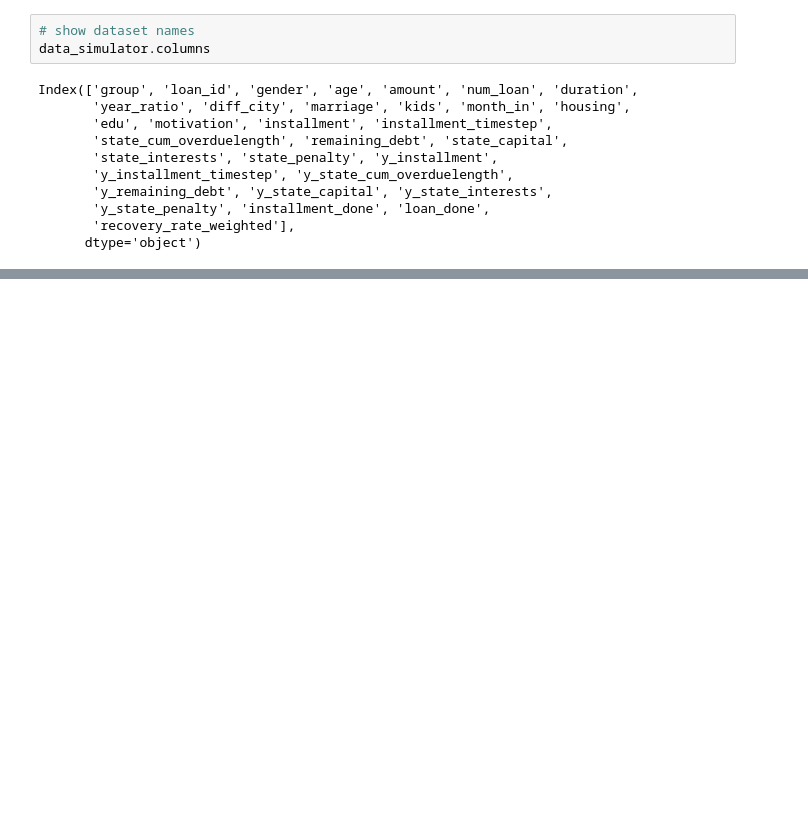
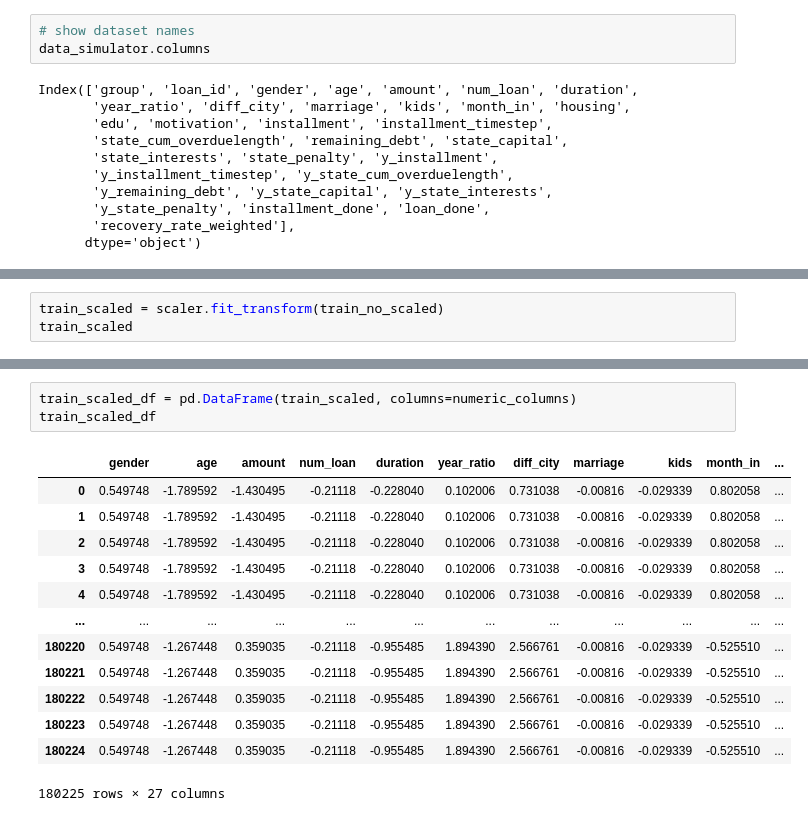
Before and after one commit to QianZeHao123/LoanRL, a Jupyter notebook: 5_note_2025_2_4.ipynb, the cells around one changed output, grey strips where cells are left out. Saved outputs shown, nothing was run; the diff lists cells and outputs as text; blank space fills up the shorter version.

```diff
--- a/5_note_2025_2_4.ipynb
+++ b/5_note_2025_2_4.ipynb
@@ -37,0 +102,3 @@ TypeError: unhashable type: 'Series'
+# %%
+train_scaled = scaler.fit_transform(train_no_scaled)
+train_scaled
@@ -37,0 +119,17 @@ TypeError: unhashable type: 'Series'
+# %%
+train_scaled_df = pd.DataFrame(train_scaled, columns=numeric_columns)
+train_scaled_df
+# %% [output]
+|  | gender | age | amount | num_loan | duration | year_ratio | diff_city | marriage | kids | month_in | ... |
+| 0 | 0.549748 | -1.789592 | -1.430495 | -0.21118 | -0.228040 | 0.102006 | 0.731038 | -0.00816 | -0.029339 | 0.802058 | ... |
+| 1 | 0.549748 | -1.789592 | -1.430495 | -0.21118 | -0.228040 | 0.102006 | 0.731038 | -0.00816 | -0.029339 | 0.802058 | ... |
+| 2 | 0.549748 | -1.789592 | -1.430495 | -0.21118 | -0.228040 | 0.102006 | 0.731038 | -0.00816 | -0.029339 | 0.802058 | ... |
+| 3 | 0.549748 | -1.789592 | -1.430495 | -0.21118 | -0.228040 | 0.102006 | 0.731038 | -0.00816 | -0.029339 | 0.802058 | ... |
+| 4 | 0.549748 | -1.789592 | -1.430495 | -0.21118 | -0.228040 | 0.102006 | 0.731038 | -0.00816 | -0.029339 | 0.802058 | ... |
+| ... | ... | ... | ... | ... | ... | ... | ... | ... | ... | ... | ... |
+| 180220 | 0.549748 | -1.267448 | 0.359035 | -0.21118 | -0.955485 | 1.894390 | 2.566761 | -0.00816 | -0.029339 | -0.525510 | ... |
+| 180221 | 0.549748 | -1.267448 | 0.359035 | -0.21118 | -0.955485 | 1.894390 | 2.566761 | -0.00816 | -0.029339 | -0.525510 | ... |
+| 180222 | 0.549748 | -1.267448 | 0.359035 | -0.21118 | -0.955485 | 1.894390 | 2.566761 | -0.00816 | -0.029339 | -0.525510 | ... |
+| 180223 | 0.549748 | -1.267448 | 0.359035 | -0.21118 | -0.955485 | 1.894390 | 2.566761 | -0.00816 | -0.029339 | -0.525510 | ... |
+| 180224 | 0.549748 | -1.267448 | 0.359035 | -0.21118 | -0.955485 | 1.894390 | 2.566761 | -0.00816 | -0.029339 | -0.525510 | ... |
+180225 rows × 27 columns
```
Also changed, not shown: parts of 5 cells of this notebook.
